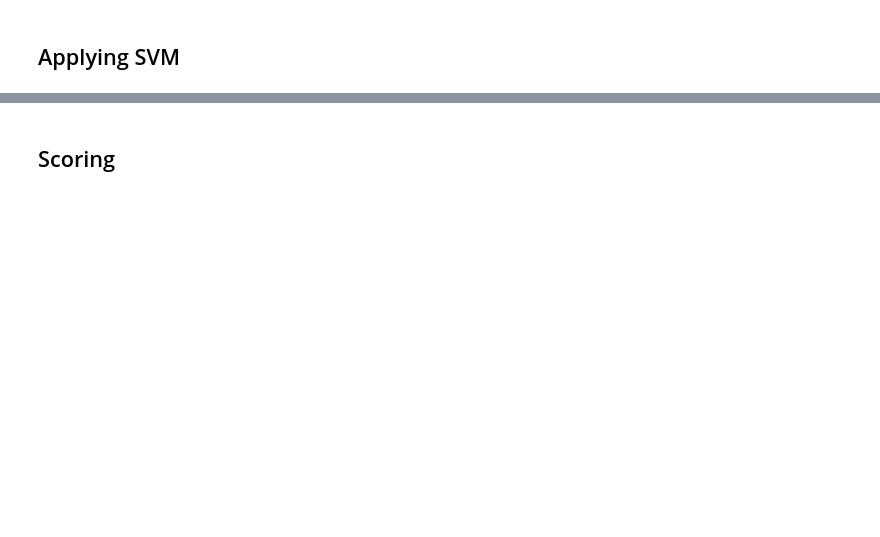
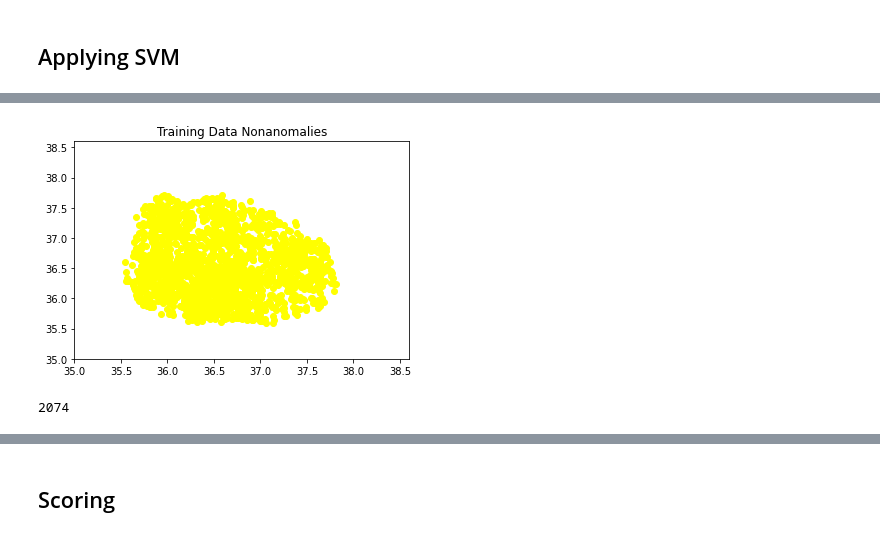
Before and after one commit to sheyaa/caterpillar_mset, a Jupyter notebook: Mice_SVM.ipynb, the cells around one changed output, grey strips where cells are left out. Drawn from its saved outputs; the diff is of its cells as text; code cells hidden in the pictures; blank space fills up the shorter version.

```diff
--- a/Mice_SVM.ipynb
+++ b/Mice_SVM.ipynb
@@ -127,0 +80,19 @@ NameError: name 'predict_1' is not defined
+# %%
+# Plotting the scatterplot (predicting on train data)
+# NONANOMALY
+nonanomaly_1 = predict_1 == 1
+z_nonanomaly_1 = Z[720:5041,:][nonanomaly_1]
+plot_nonanomaly_1= plt.scatter(z_nonanomaly_1[:, 0], z_nonanomaly_1[:, 1], c= "yellow")
+plt.xlim(35, 38.6)
+plt.ylim(35, 38.6)
+plt.title("Training Data Nonanomalies")
+
+# Saving the Image
+Nonanomaly_1 = "Nonanomaly_1.png"   # saving the file as the name of the mouse
+plt.savefig(Nonanomaly_1, facecolor='white')
+# %% [output]
+[figure, added]
+# %%
+sum(nonanomaly_1)
+# %% [output]
+2074
```
Also changed, not shown: parts of 37 cells of this notebook, 1 other file.
